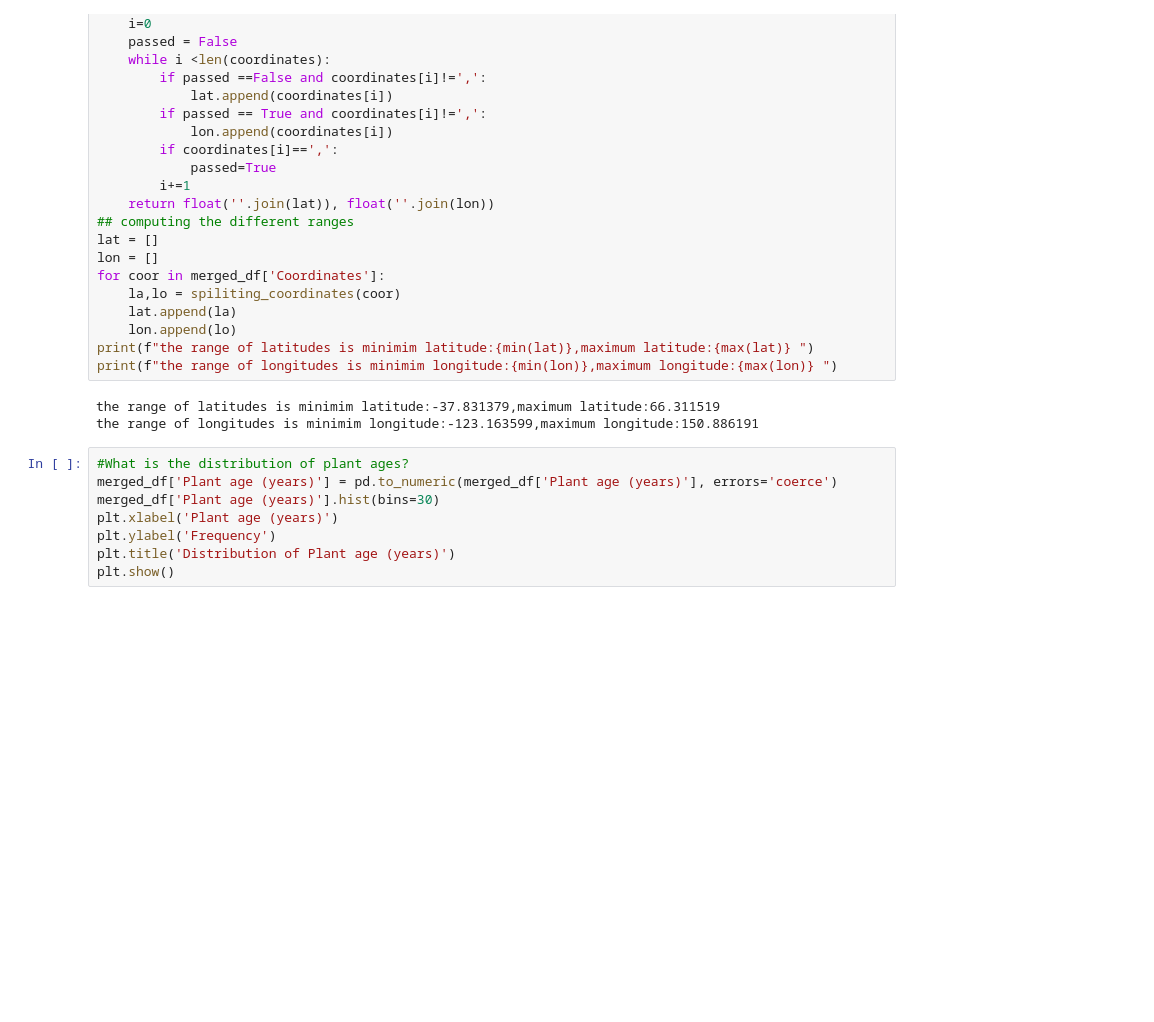
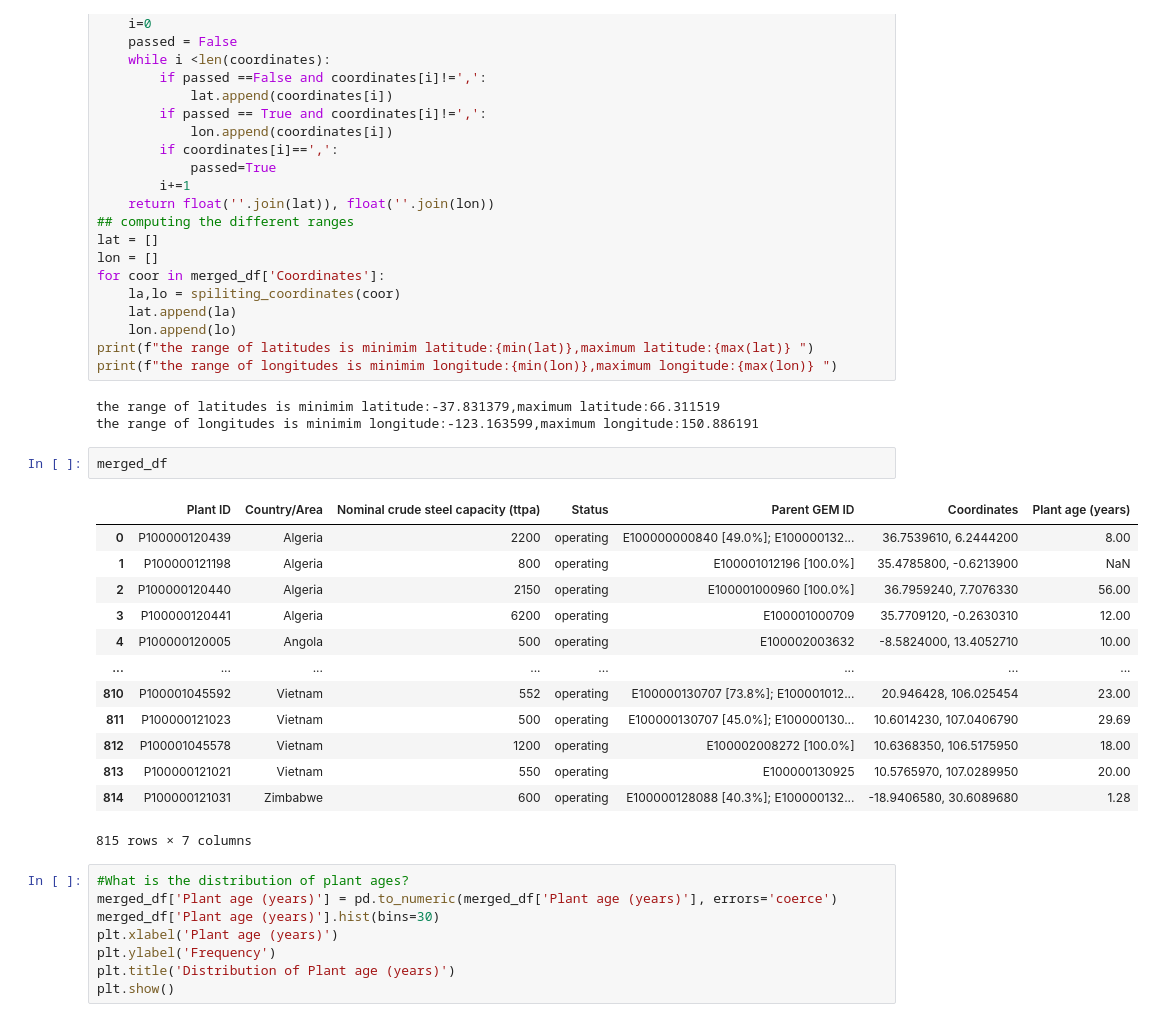
Before and after one commit to alexisvannson/Research-and-emerging-topics, a Jupyter notebook: lab_1_Arthur.ipynb, the cells around one changed output. Drawn from its saved outputs; the diff is of its cells as text; blank space fills up the shorter version.

```diff
--- a/lab_1_Arthur.ipynb
+++ b/lab_1_Arthur.ipynb
@@ -182,6 +185,22 @@ print(f"the range of longitudes is minimim longitude:{min(lon)},maximum longitud
 # %% [output]
 the range of latitudes is minimim latitude:-37.831379,maximum latitude:66.311519
 the range of longitudes is minimim longitude:-123.163599,maximum longitude:150.886191
+# %%
+merged_df
+# %% [output]
+|  | Plant ID | Country/Area | Nominal crude steel capacity (ttpa) | Status | Parent GEM ID | Coordinates | Plant age (years) |
+| 0 | P100000120439 | Algeria | 2200 | operating | E100000000840 [49.0%]; E100000132... | 36.7539610, 6.2444200 | 8.00 |
+| 1 | P100000121198 | Algeria | 800 | operating | E100001012196 [100.0%] | 35.4785800, -0.6213900 | NaN |
+| 2 | P100000120440 | Algeria | 2150 | operating | E100001000960 [100.0%] | 36.7959240, 7.7076330 | 56.00 |
+| 3 | P100000120441 | Algeria | 6200 | operating | E100001000709 | 35.7709120, -0.2630310 | 12.00 |
+| 4 | P100000120005 | Angola | 500 | operating | E100002003632 | -8.5824000, 13.4052710 | 10.00 |
+| ... | ... | ... | ... | ... | ... | ... | ... |
+| 810 | P100001045592 | Vietnam | 552 | operating | E100000130707 [73.8%]; E100001012... | 20.946428, 106.025454 | 23.00 |
+| 811 | P100000121023 | Vietnam | 500 | operating | E100000130707 [45.0%]; E100000130... | 10.6014230, 107.0406790 | 29.69 |
+| 812 | P100001045578 | Vietnam | 1200 | operating | E100002008272 [100.0%] | 10.6368350, 106.5175950 | 18.00 |
+| 813 | P100000121021 | Vietnam | 550 | operating | E100000130925 | 10.5765970, 107.0289950 | 20.00 |
+| 814 | P100000121031 | Zimbabwe | 600 | operating | E100000128088 [40.3%]; E100000132... | -18.9406580, 30.6089680 | 1.28 |
+815 rows × 7 columns
 # %%
 #What is the distribution of plant ages?
 merged_df['Plant age (years)'] = pd.to_numeric(merged_df['Plant age (years)'], errors='coerce')
```
Also changed, not shown: parts of 21 cells of this notebook.
